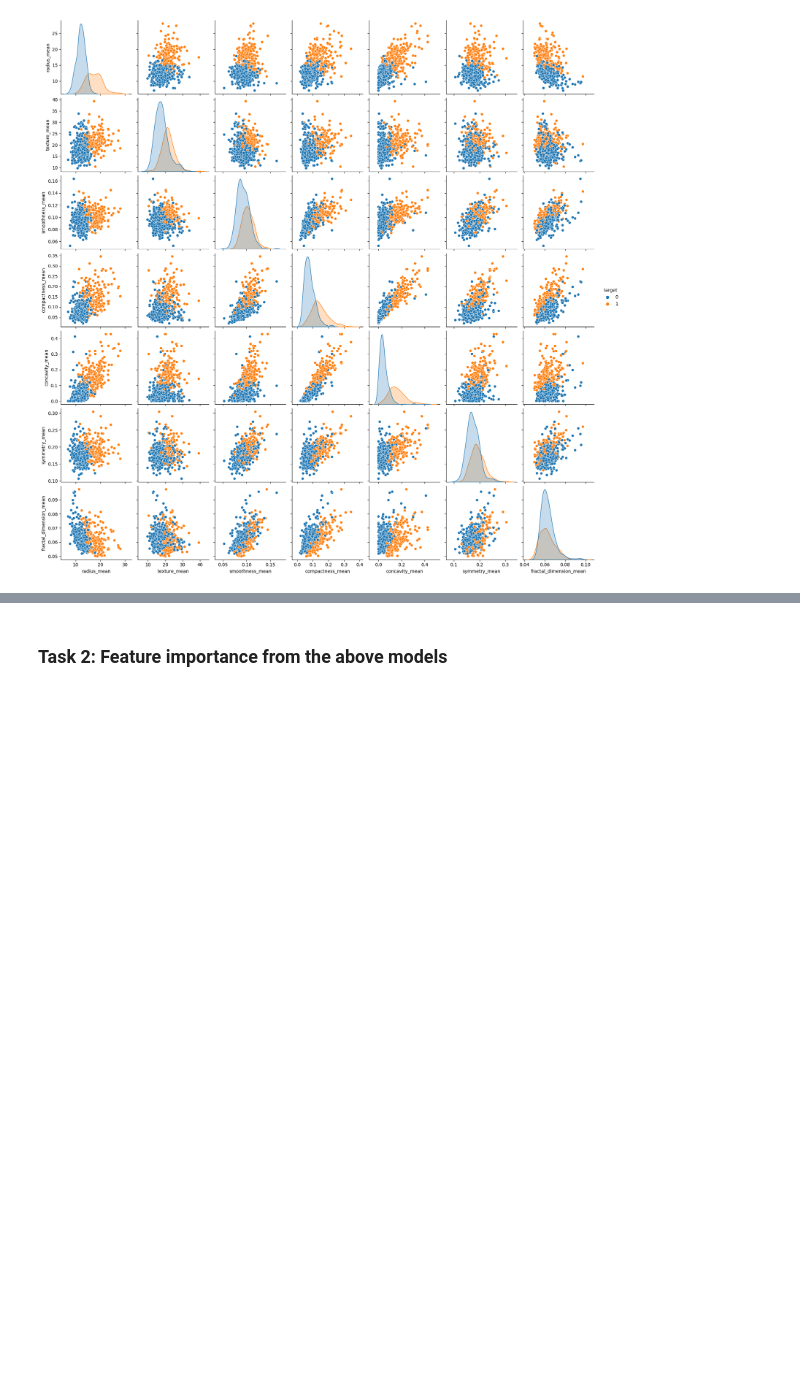
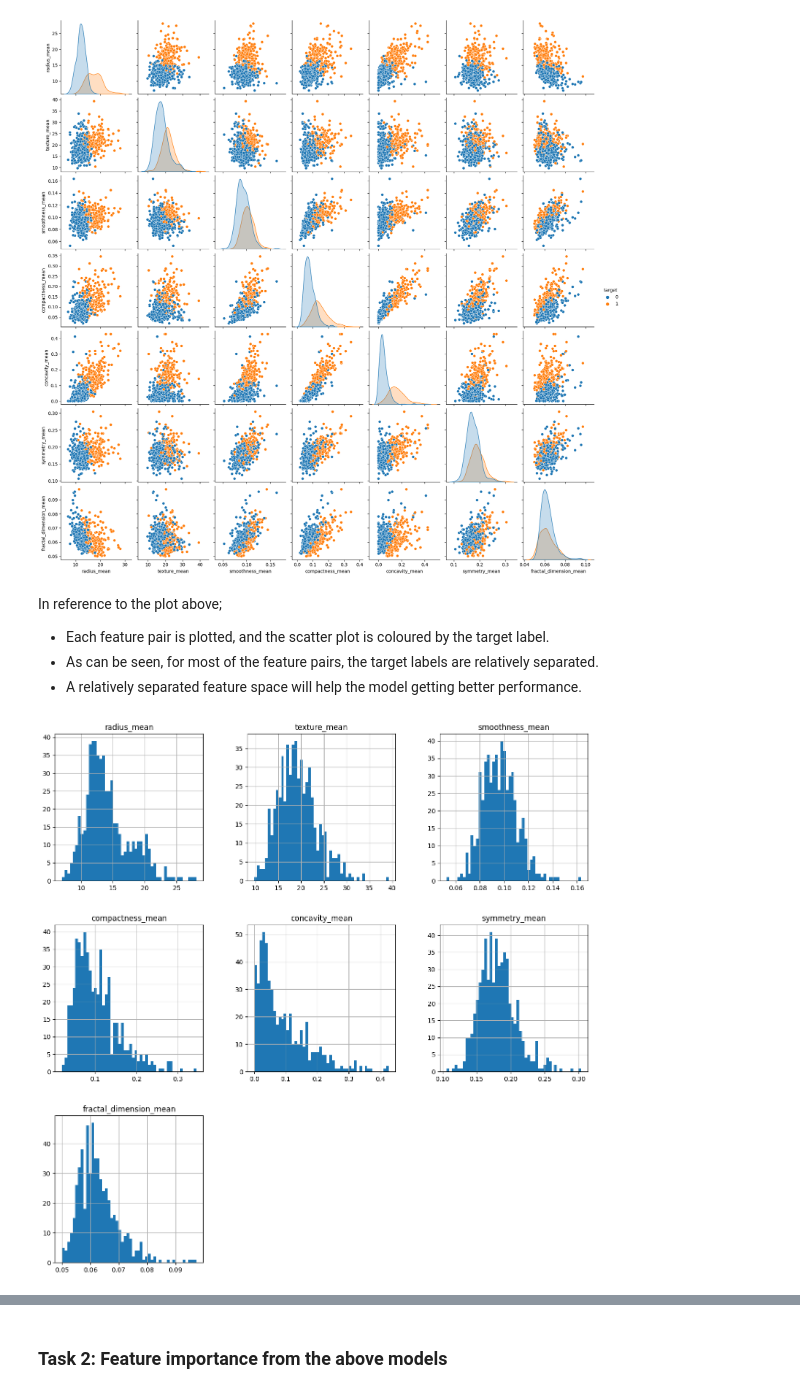
Before and after one commit to julietgrantham/CITS5508, a Jupyter notebook: Assignment 3/assignment3.ipynb, the cells around one changed output, grey strips where cells are left out. Drawn from its saved outputs; the diff is of its cells as text; code cells hidden in the pictures; blank space fills up the shorter version.

```diff
--- a/Assignment 3/assignment3.ipynb
+++ b/Assignment 3/assignment3.ipynb
@@ -111,7 +124,14 @@ plt.show()
 # As can be seen from below, the feature space is relatively separated.
 # %% [output]
 [figure]
+# %% [markdown]
+In reference to the plot above;
+* Each feature pair is plotted, and the scatter plot is coloured by the target label.
+* As can be seen, for most of the feature pairs, the target labels are relatively separated.
+* A relatively separated feature space will help the model getting better performance.
 # %%
 # plotting the distribution of each one of the features
-df_breast[features_breast].hist(bins=50, figsize=(15,15))
+df_feature_dropped[features_dropped].hist(bins=50, figsize=(15,15))
 plt.show()
+# %% [output]
+[figure, added]
```
Also changed, not shown: parts of 26 cells of this notebook.
